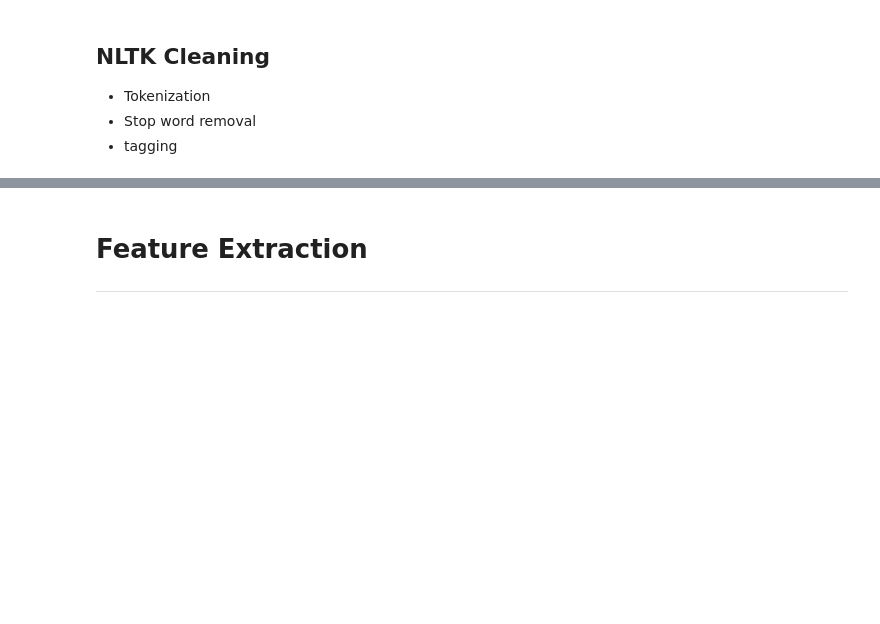
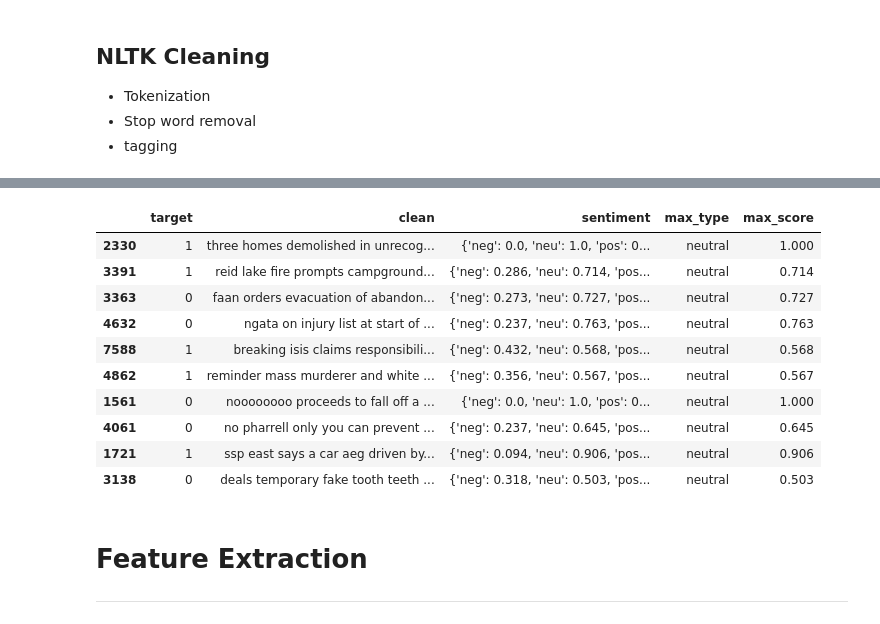
Before and after one commit to SriPudipeddi/team_square_roots, a Jupyter notebook: nlp-tweets.ipynb, the cells around one changed output, grey strips where cells are left out. Saved outputs shown, nothing was run; the diff lists cells and outputs as text; code cells hidden in the pictures; blank space fills up the shorter version.

Commit message:
Sentiment Analysis

```diff
--- a/nlp-tweets.ipynb
+++ b/nlp-tweets.ipynb
@@ -234,3 +200,0 @@ tweets['sentiment'] = tweets['clean'].apply(lambda x: sia.polarity_scores(x))
-# %%
-tweets['positive'] = tweets['sentiment'].apply(lambda x: True if x['pos'] > x['neg'] else False)
-tweets.sample(10, random_state =42)
@@ -249,3 +223,24 @@ tweets.sample(10, random_state =42)
+# %%
+from nltk.sentiment import SentimentIntensityAnalyzer
+sia = SentimentIntensityAnalyzer()
+tweets['sentiment'] = tweets['clean'].apply(lambda x: sia.polarity_scores(x))
+tweets['type'] = tweets['sentiment'].apply(lambda x: max(x, key=x.get))
+sent_dict = {'neg': 'negative', 'pos': 'positive', 'neu': 'neutral'}
+tweets['max_type'] = tweets['type'].replace(sent_dict)
+tweets['max_score'] = tweets['sentiment'].apply(lambda x: x[max(x, key=x.get)])
+tweets[['target','clean','sentiment','max_type','max_score']].sample(10, random_state = 42)
+# %% [output]
+|  | target | clean | sentiment | max_type | max_score |
+| 2330 | 1 | three homes demolished in unrecog... | {'neg': 0.0, 'neu': 1.0, 'pos': 0... | neutral | 1.000 |
+| 3391 | 1 | reid lake fire prompts campground... | {'neg': 0.286, 'neu': 0.714, 'pos... | neutral | 0.714 |
+| 3363 | 0 | faan orders evacuation of abandon... | {'neg': 0.273, 'neu': 0.727, 'pos... | neutral | 0.727 |
+| 4632 | 0 | ngata on injury list at start of ... | {'neg': 0.237, 'neu': 0.763, 'pos... | neutral | 0.763 |
+| 7588 | 1 | breaking isis claims responsibili... | {'neg': 0.432, 'neu': 0.568, 'pos... | neutral | 0.568 |
+| 4862 | 1 | reminder mass murderer and white ... | {'neg': 0.356, 'neu': 0.567, 'pos... | neutral | 0.567 |
+| 1561 | 0 | noooooooo proceeds to fall off a ... | {'neg': 0.0, 'neu': 1.0, 'pos': 0... | neutral | 1.000 |
+| 4061 | 0 | no pharrell only you can prevent ... | {'neg': 0.237, 'neu': 0.645, 'pos... | neutral | 0.645 |
+| 1721 | 1 | ssp east says a car aeg driven by... | {'neg': 0.094, 'neu': 0.906, 'pos... | neutral | 0.906 |
+| 3138 | 0 | deals temporary fake tooth teeth ... | {'neg': 0.318, 'neu': 0.503, 'pos... | neutral | 0.503 |
 # %% [markdown]
 
 # Feature Extraction
```
Also changed, not shown: parts of 9 cells of this notebook.
